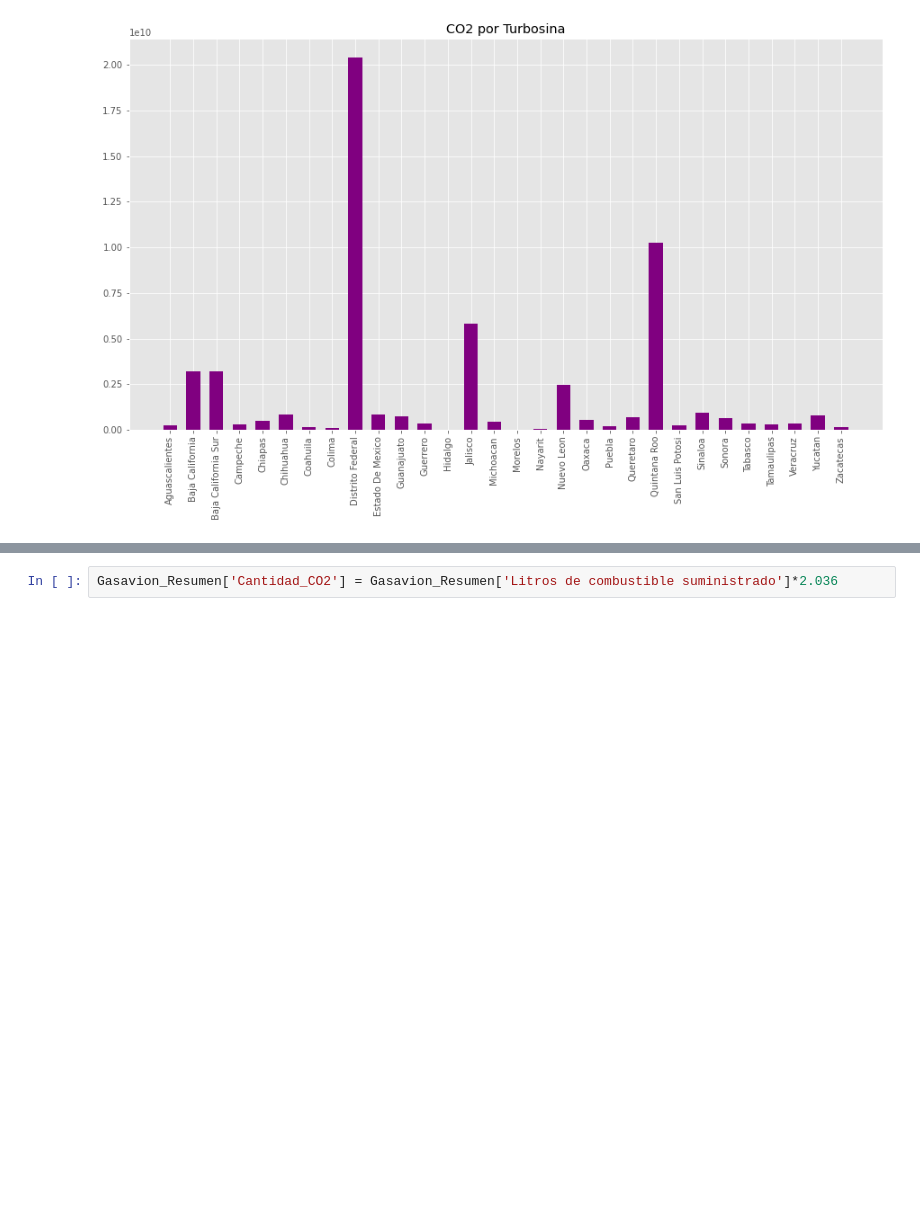
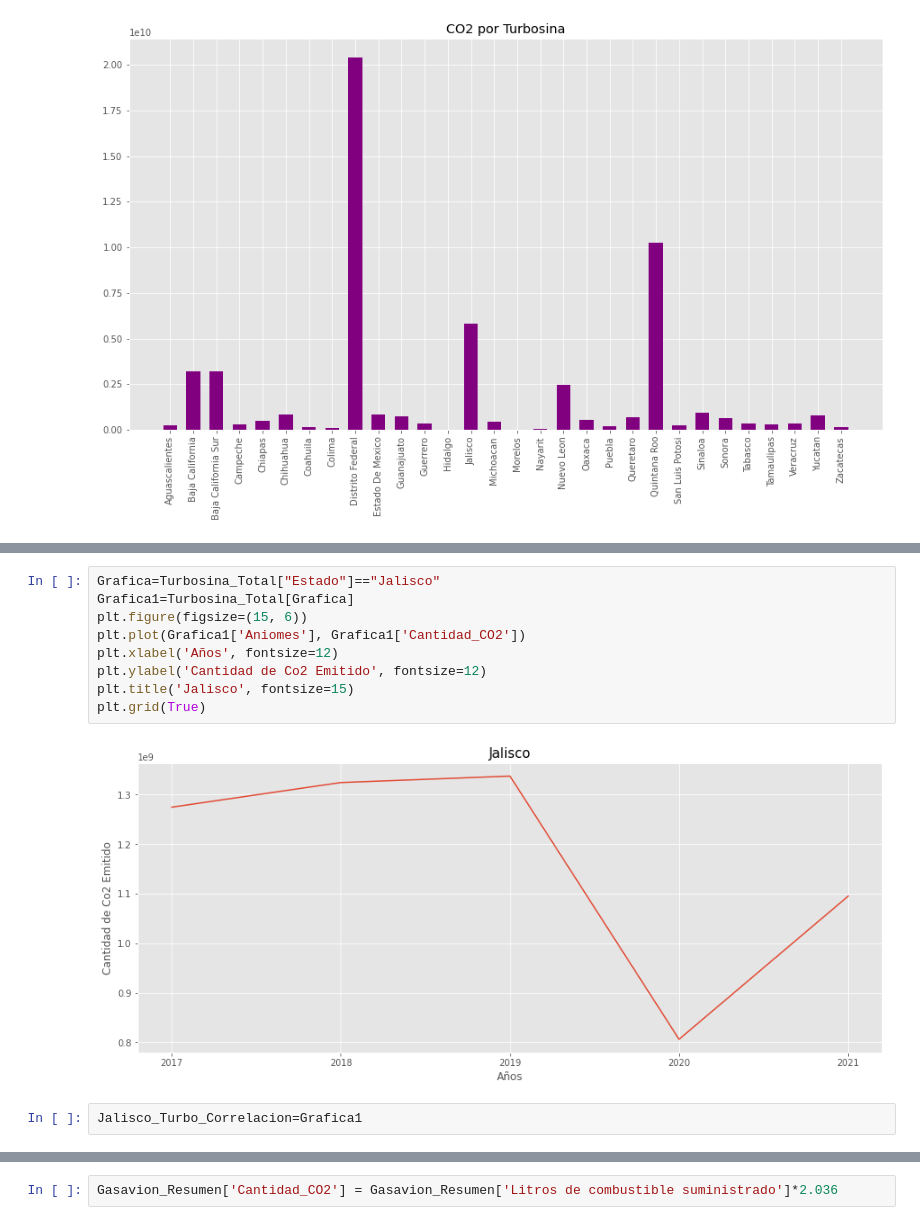
Before and after one commit to KarlaBalog/Proyecto_ASE, a Jupyter notebook: ASE.ipynb, the cells around one changed output, grey strips where cells are left out. Drawn from its saved outputs; the diff is of its cells as text; blank space fills up the shorter version.

```diff
--- a/ASE.ipynb
+++ b/ASE.ipynb
@@ -2655,0 +2688,13 @@ plt.show()
+# %%
+Grafica=Turbosina_Total["Estado"]=="Jalisco"
+Grafica1=Turbosina_Total[Grafica]
+plt.figure(figsize=(15, 6))
+plt.plot(Grafica1['Aniomes'], Grafica1['Cantidad_CO2'])
+plt.xlabel('Años', fontsize=12)
+plt.ylabel('Cantidad de Co2 Emitido', fontsize=12)
+plt.title('Jalisco', fontsize=15)
+plt.grid(True)
+# %% [output]
+[figure, added]
+# %%
+Jalisco_Turbo_Correlacion=Grafica1
```
Also changed, not shown: parts of 44 cells of this notebook.
